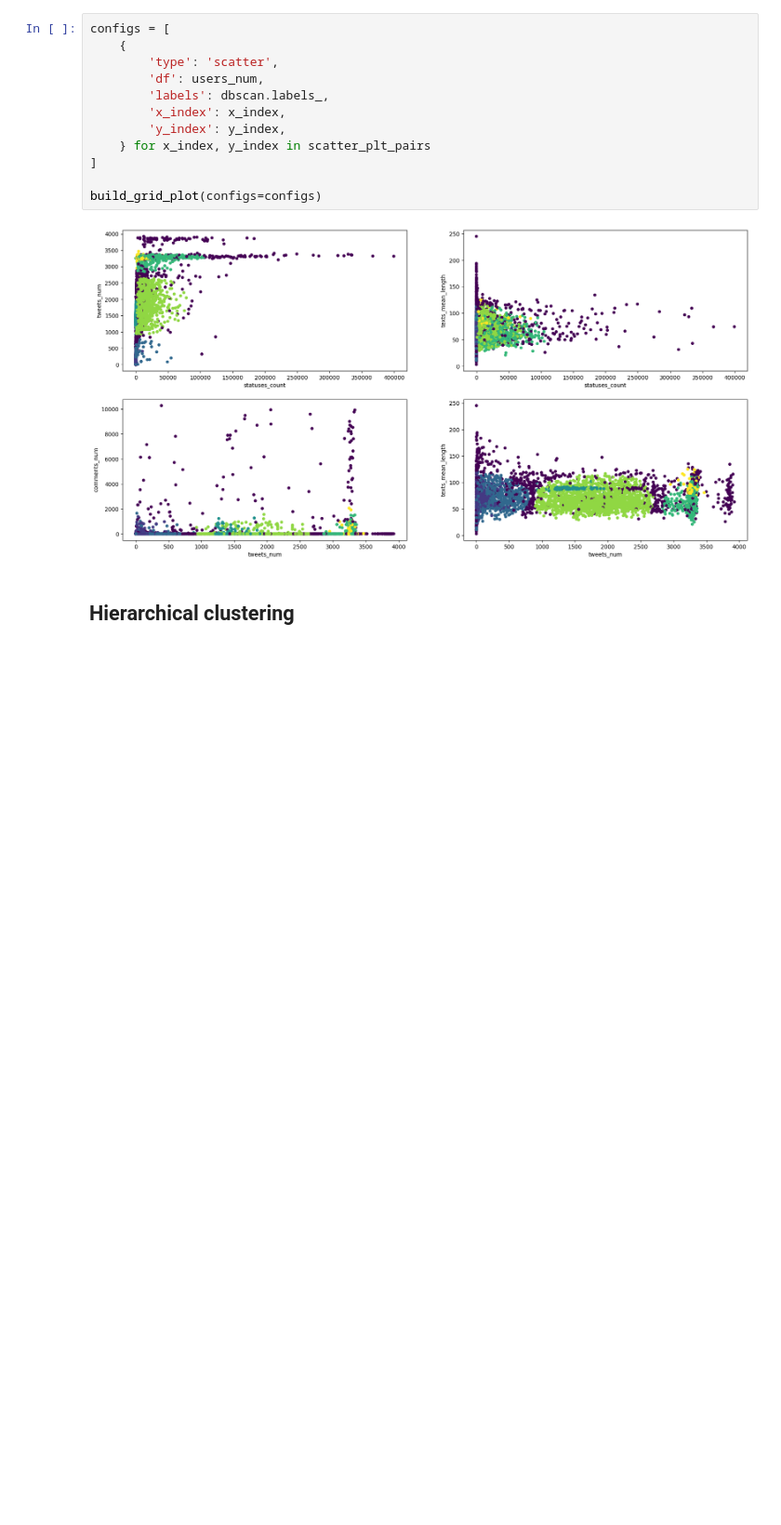
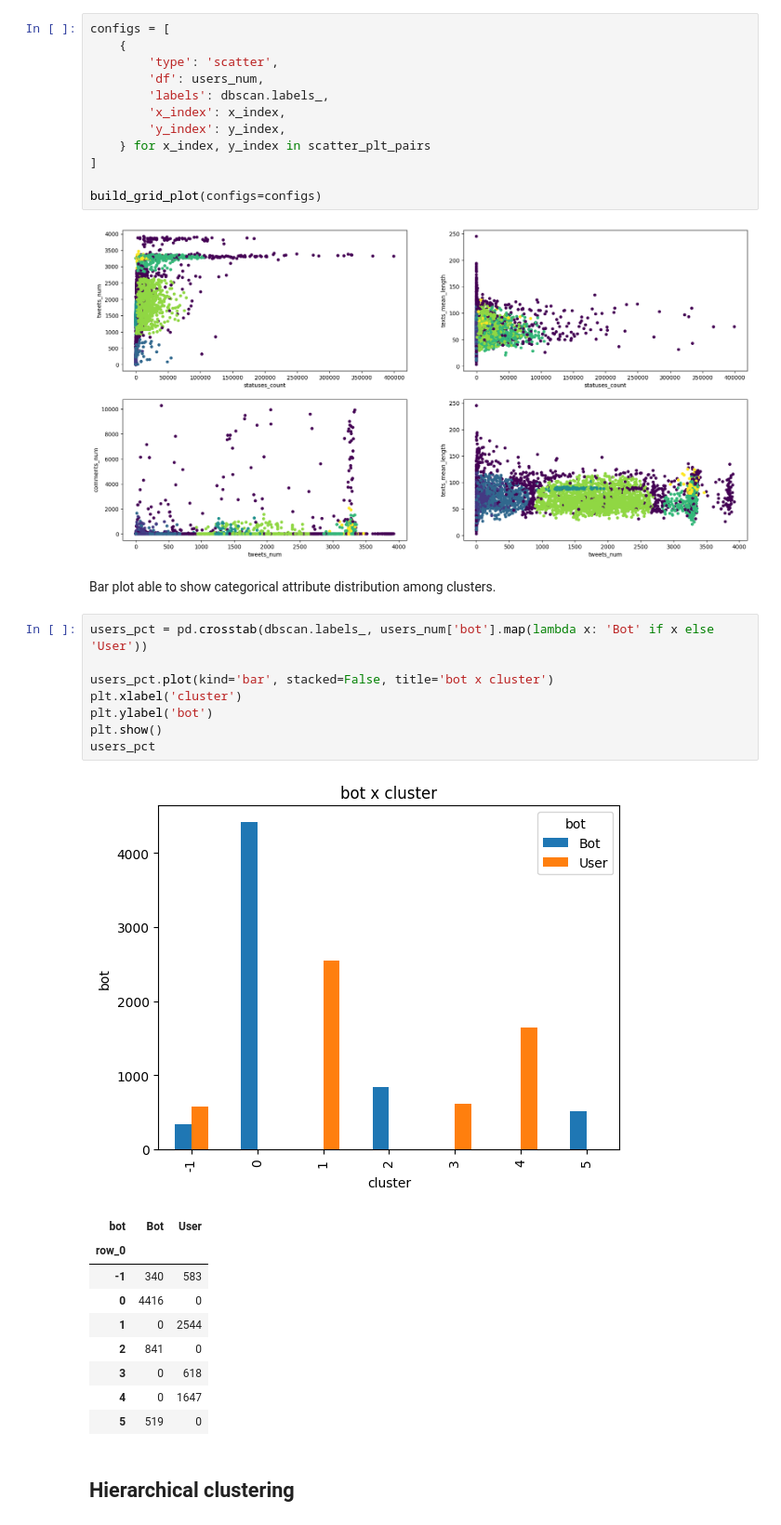
Before and after one commit to federicosilvestri/data-mining, a Jupyter notebook: 2_clustering_analysis.ipynb, the cells around one changed output. Shown at 93% size. Cells and saved outputs as stored; diff of their text form; blank space fills up the shorter version.

```diff
--- a/2_clustering_analysis.ipynb
+++ b/2_clustering_analysis.ipynb
@@ -293,6 +302,27 @@ configs = [
 build_grid_plot(configs=configs)
 # %% [output]
 [figure]
+# %% [markdown]
+Bar plot able to show categorical attribute distribution among clusters.
+# %%
+users_pct = pd.crosstab(dbscan.labels_, users_num['bot'].map(lambda x: 'Bot' if x else 'User'))
+
+users_pct.plot(kind='bar', stacked=False, title='bot x cluster')
+plt.xlabel('cluster')
+plt.ylabel('bot')
+plt.show()
+users_pct
+# %% [output]
+[figure, added]
+| bot | Bot | User |
+| row_0 |  |  |
+| -1 | 340 | 583 |
+| 0 | 4416 | 0 |
+| 1 | 0 | 2544 |
+| 2 | 841 | 0 |
+| 3 | 0 | 618 |
+| 4 | 0 | 1647 |
+| 5 | 519 | 0 |
 # %% [markdown]
 ## Hierarchical clustering
 # %% [markdown]
```
Also changed, not shown: parts of 15 cells of this notebook.
